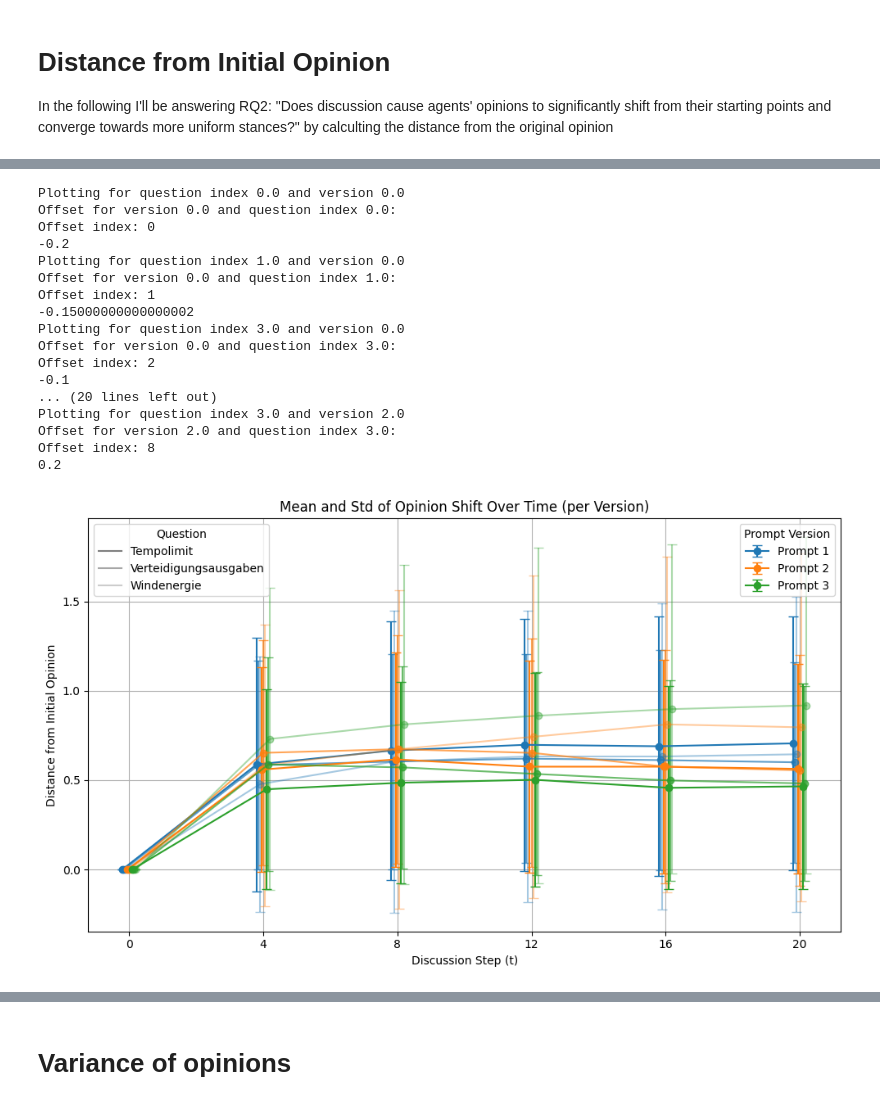
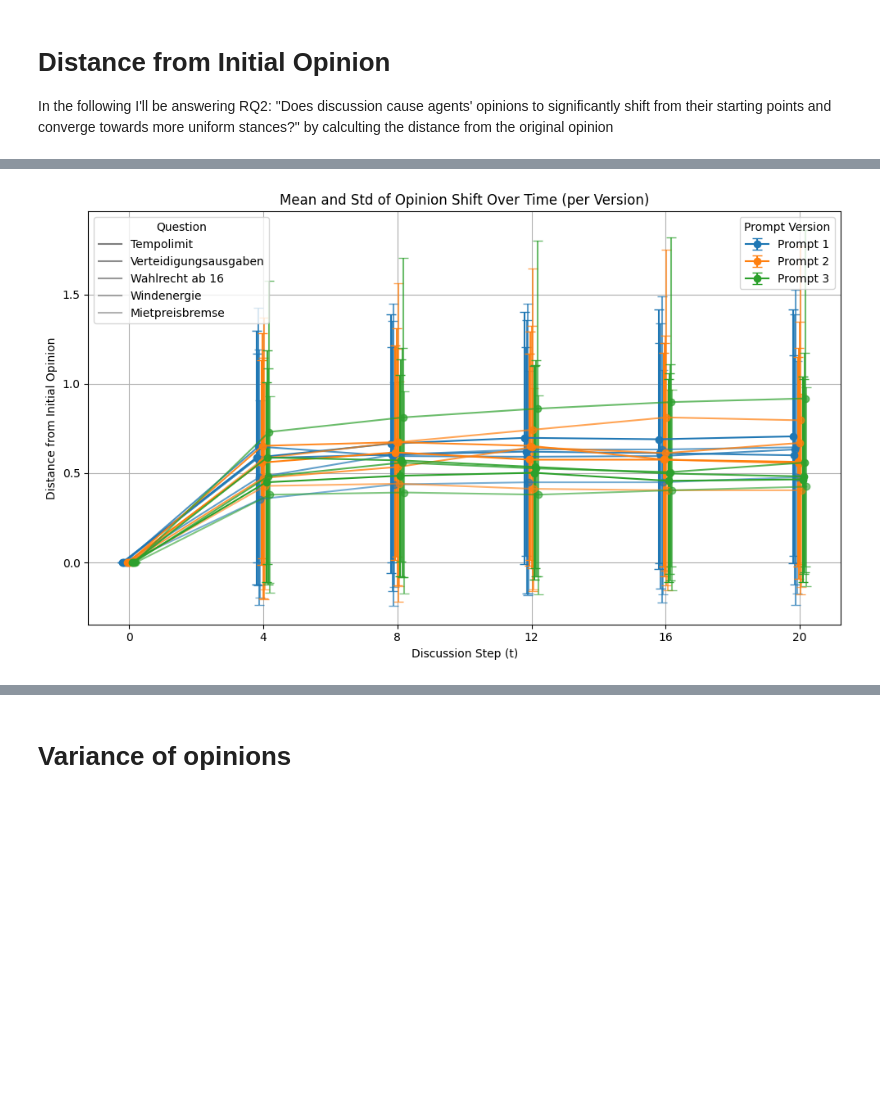
Before and after one commit to LawrenceFulton/SAUCE, a Jupyter notebook: analyze/lmm.ipynb, the cells around one changed output, grey strips where cells are left out. Saved outputs shown, nothing was run; the diff lists cells and outputs as text; code cells hidden in the pictures; blank space fills up the shorter version.

```diff
--- a/analyze/lmm.ipynb
+++ b/analyze/lmm.ipynb
@@ -16,8 +14,8 @@ from sklearn.metrics import r2_score
 import scipy.stats as stats
 # %%
 PROMPT_VERSIONS = 3
-QUESTION_INDICES = [0]
-LLM_VERSION = "gpt-oss"  # Change this to the desired LLM name
+QUESTION_INDICES = [0,1,2,3,4]
+LLM_VERSION = "41-mini"  # Change this to the desired LLM name
 REPETITIONS = 5
 
 
@@ -1229,27 +682,0 @@ LRT for VERSION (does removing version worsen fit?):
-# %%
-#################### TEST ####################
-for question_index in lmm_data["question_index"].unique():
-    print(f"Processing question index: {question_index}")
-
-    # Filter the data for the current question index
-    question_data: pd.DataFrame = lmm_data[lmm_data["question_index"] == question_index].copy()
-    question_data = question_data.reset_index(drop=True)
-
-
-    # Define groups for this subset of data
-    question_data["group"] = "dummy_group"
-
-    vc = {
-        "party": "0 + C(party)",
-        "debate_with": "0 + C(debate_with)",
-        "repetition": "0 + C(repetition)",
-        "version": "0 + C(version)"
-    }
-
-    full_model = smf.mixedlm(
-        "answer ~ time + party + version",
-        question_data,
-        groups=question_data["group"],
-        vc_formula=vc
-    ).fit()
-    print(full_model.summary())
@@ -1520,7 +845,7 @@ offsets = np.linspace(
 )  # Offset for each version and question index
 
 colors = ["tab:blue", "tab:orange", "tab:green", "tab:red", "tab:purple", "tab:brown"]
-opaqueness = [1, 0.7, 0.4]  # Opaqueness for each question index
+opaqueness = [1, 0.9, 0.8, 0.7, 0.6]  # Opaqueness for each question index
 
 
 # ...existing code...
@@ -1534,7 +859,6 @@ question_handles = []
 for i, version in enumerate(prompt_versions):
     question_counter = 0
     for question_index in bla["question_index"].unique():
-        print(f"Plotting for question index {question_index} and version {version}")
         version_data = bla[
             (bla["version"] == version) & (bla["question_index"] == question_index)
         ]
@@ -1542,9 +866,6 @@ for i, version in enumerate(prompt_versions):
         stds = [version_data[tp].std() for tp in timepoints]
 
         offset_i = i * len(QUESTION_INDICES) + question_counter
-        print(f"Offset for version {version} and question index {question_index}:")
-        print(f"Offset index: {offset_i}")
-        print(offsets[int(offset_i)])
 
         x_vals = (
             np.array([int(tp[1:]) if tp != "d0" else 0 for tp in timepoints])
@@ -1573,49 +894,31 @@ for i, version in enumerate(prompt_versions):
             )
             question_handles.append(dummy)
         question_counter += 1
 
 plt.xticks([0, 4, 8, 12, 16, 20])
 plt.xlabel("Discussion Step (t)")
 plt.ylabel("Distance from Initial Opinion")
 plt.title("Mean and Std of Opinion Shift Over Time (per Version)")
 plt.grid(True)
 
 # First legend: Prompt Version (color)
 legend1 = ax.legend(
     prompt_handles,
     [f"Prompt {i + 1}" for i in range(len(prompt_versions))],
     title="Prompt Version",
     loc="upper right",
 )
 ax.add_artist(legend1)
 
 # Second legend: Question (opaqueness)
 legend2 = ax.legend(
     question_handles,
     [QUESTIONS_SHORT[int(q)] for q in bla["question_index"].unique()],
     title="Question",
     loc="upper left",
 )
 
 plt.tight_layout()
 plt.show()
-# ...existing code...
 # %% [output]
-Plotting for question index 0.0 and version 0.0
-Offset for version 0.0 and question index 0.0:
-Offset index: 0
--0.2
-Plotting for question index 1.0 and version 0.0
-Offset for version 0.0 and question index 1.0:
-Offset index: 1
--0.15000000000000002
-Plotting for question index 3.0 and version 0.0
-Offset for version 0.0 and question index 3.0:
-Offset index: 2
--0.1
-... (20 lines left out)
-Plotting for question index 3.0 and version 2.0
-Offset for version 2.0 and question index 3.0:
-Offset index: 8
-0.2
-[figure, old version]
+[figure, new version]
```
Also changed, not shown: parts of 35 cells of this notebook.
